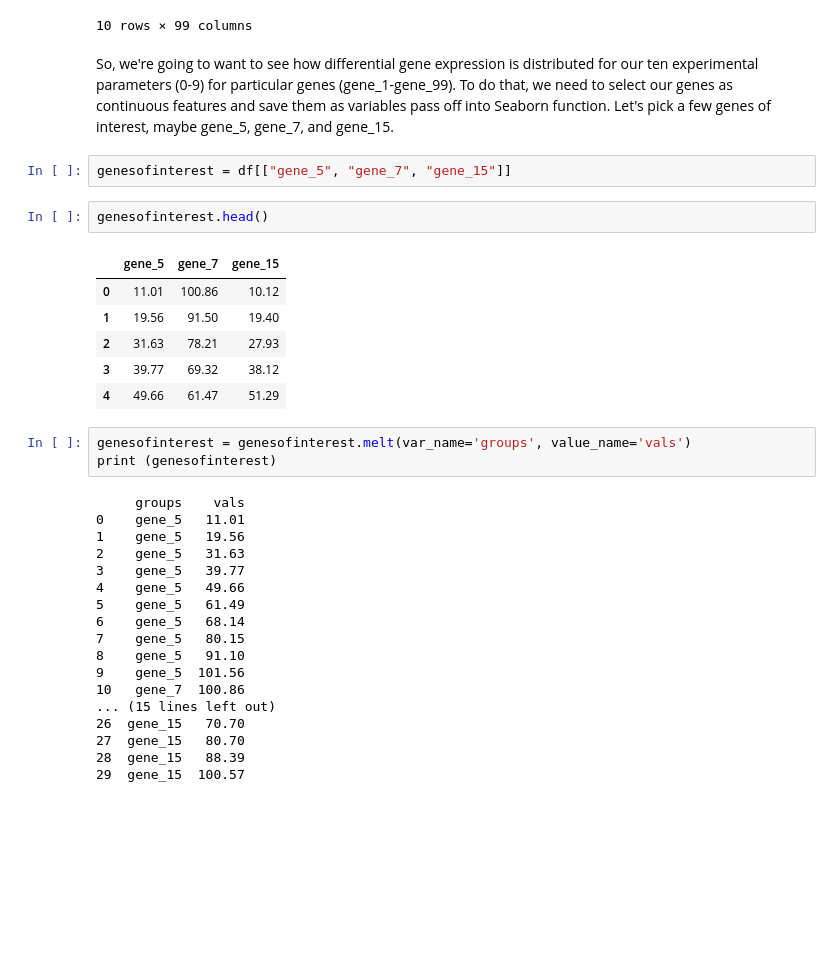
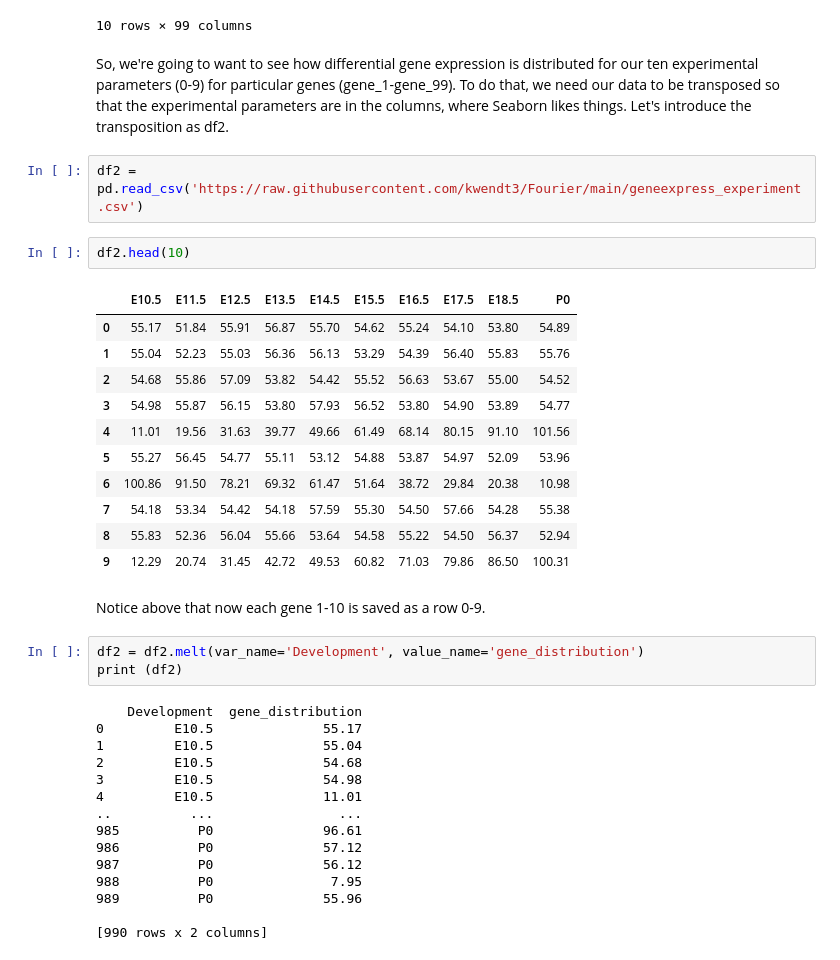
Before and after one commit to kwendt3/Fourier, a Jupyter notebook: RNAseq.ipynb, the cells around one changed output. Saved outputs shown, nothing was run; the diff lists cells and outputs as text; blank space fills up the shorter version.

```diff
--- a/RNAseq.ipynb
+++ b/RNAseq.ipynb
@@ -82,37 +82,41 @@ df.head(99)
 | 9 | 54.89 | 55.76 | 54.52 | 54.77 | 101.56 | 53.96 | 10.98 | 55.38 | 52.94 | 100.31 | ... | ... |
 10 rows × 99 columns
 # %% [markdown]
-So, we're going to want to see how differential gene expression is distributed for our ten experimental parameters (0-9) for particular genes (gene_1-gene_99).  To do that, we need to select our genes as continuous features and save them as variables pass off into Seaborn function.  Let's pick a few genes of interest, maybe gene_5, gene_7, and gene_15.
+So, we're going to want to see how differential gene expression is distributed for our ten experimental parameters (0-9) for particular genes (gene_1-gene_99).  To do that, we need our data to be transposed so that the experimental parameters are in the columns, where Seaborn likes things.  Let's introduce the transposition as df2.
-# %%
-genesofinterest = df[["gene_5", "gene_7", "gene_15"]]
-# %%
-genesofinterest.head()
-# %% [output]
-|  | gene_5 | gene_7 | gene_15 |
-| 0 | 11.01 | 100.86 | 10.12 |
-| 1 | 19.56 | 91.50 | 19.40 |
-| 2 | 31.63 | 78.21 | 27.93 |
-| 3 | 39.77 | 69.32 | 38.12 |
-| 4 | 49.66 | 61.47 | 51.29 |
-# %%
-genesofinterest = genesofinterest.melt(var_name='groups', value_name='vals')
-print (genesofinterest)
-# %% [output]
-     groups    vals
-0    gene_5   11.01
-1    gene_5   19.56
-2    gene_5   31.63
-3    gene_5   39.77
-4    gene_5   49.66
-5    gene_5   61.49
-6    gene_5   68.14
-7    gene_5   80.15
-8    gene_5   91.10
-9    gene_5  101.56
-10   gene_7  100.86
-... (15 lines left out)
-26  gene_15   70.70
-27  gene_15   80.70
-28  gene_15   88.39
-29  gene_15  100.57
+# %%
+df2 = pd.read_csv('https://raw.githubusercontent.com/kwendt3/Fourier/main/geneexpress_experiment.csv')
+# %%
+df2.head(10)
+# %% [output]
+|  | E10.5 | E11.5 | E12.5 | E13.5 | E14.5 | E15.5 | E16.5 | E17.5 | E18.5 | P0 |
+| 0 | 55.17 | 51.84 | 55.91 | 56.87 | 55.70 | 54.62 | 55.24 | 54.10 | 53.80 | 54.89 |
+| 1 | 55.04 | 52.23 | 55.03 | 56.36 | 56.13 | 53.29 | 54.39 | 56.40 | 55.83 | 55.76 |
+| 2 | 54.68 | 55.86 | 57.09 | 53.82 | 54.42 | 55.52 | 56.63 | 53.67 | 55.00 | 54.52 |
+| 3 | 54.98 | 55.87 | 56.15 | 53.80 | 57.93 | 56.52 | 53.80 | 54.90 | 53.89 | 54.77 |
+| 4 | 11.01 | 19.56 | 31.63 | 39.77 | 49.66 | 61.49 | 68.14 | 80.15 | 91.10 | 101.56 |
+| 5 | 55.27 | 56.45 | 54.77 | 55.11 | 53.12 | 54.88 | 53.87 | 54.97 | 52.09 | 53.96 |
+| 6 | 100.86 | 91.50 | 78.21 | 69.32 | 61.47 | 51.64 | 38.72 | 29.84 | 20.38 | 10.98 |
+| 7 | 54.18 | 53.34 | 54.42 | 54.18 | 57.59 | 55.30 | 54.50 | 57.66 | 54.28 | 55.38 |
+| 8 | 55.83 | 52.36 | 56.04 | 55.66 | 53.64 | 54.58 | 55.22 | 54.50 | 56.37 | 52.94 |
+| 9 | 12.29 | 20.74 | 31.45 | 42.72 | 49.53 | 60.82 | 71.03 | 79.86 | 86.50 | 100.31 |
+# %% [markdown]
+Notice above that now each gene 1-10 is saved as a row 0-9.
+# %%
+df2 = df2.melt(var_name='Development', value_name='gene_distribution')
+print (df2)
+# %% [output]
+    Development  gene_distribution
+0         E10.5              55.17
+1         E10.5              55.04
+2         E10.5              54.68
+3         E10.5              54.98
+4         E10.5              11.01
+..          ...                ...
+985          P0              96.61
+986          P0              57.12
+987          P0              56.12
+988          P0               7.95
+989          P0              55.96
+
+[990 rows x 2 columns]
 # %%
```
Also changed, not shown: parts of 5 cells of this notebook.
